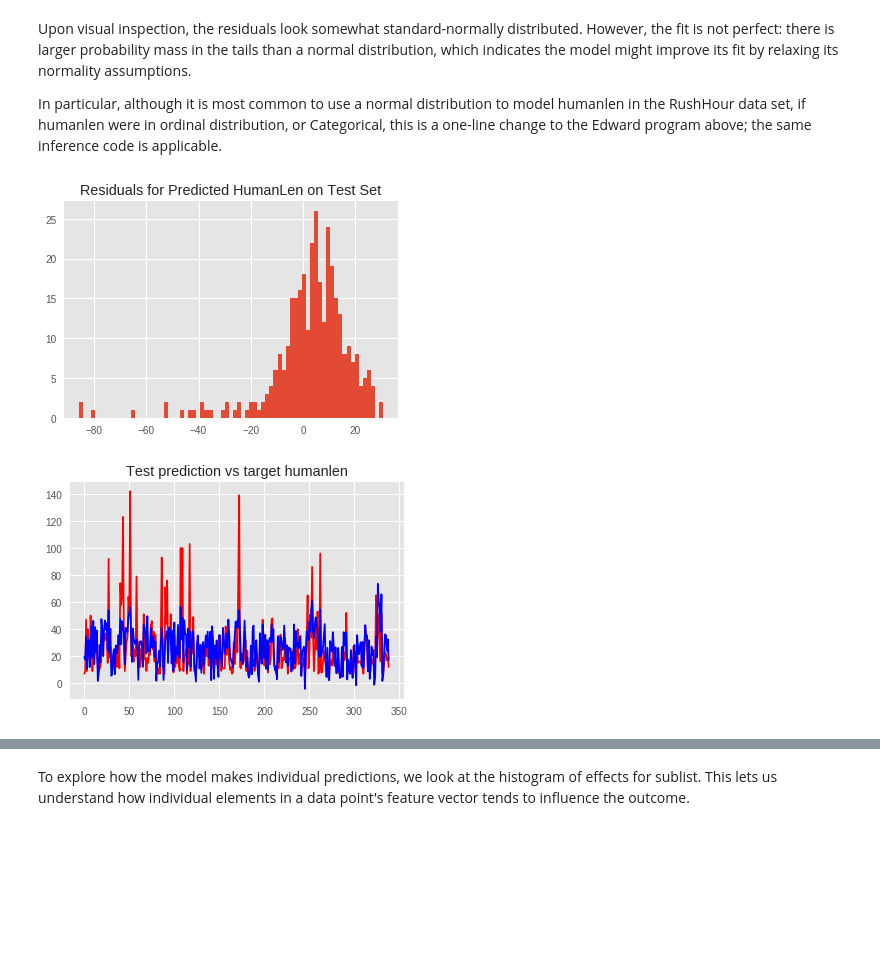
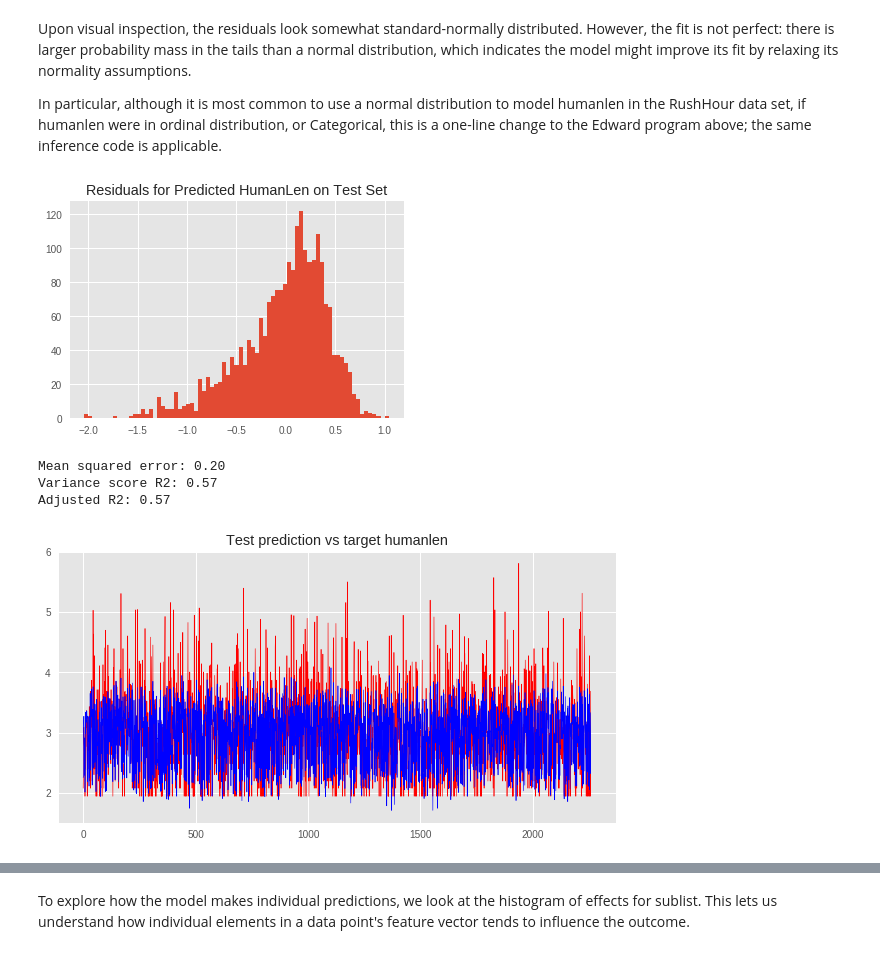
Before and after one commit to sherrybao222/RushHour, a Jupyter notebook: LMM_int.ipynb, the cells around one changed output, grey strips where cells are left out. Drawn from its saved outputs; the diff is of its cells as text; code cells hidden in the pictures; blank space fills up the shorter version.

```diff
--- a/LMM_int.ipynb
+++ b/LMM_int.ipynb
@@ -73,11 +73,13 @@ Check random feature's shape: (2257, 1)
 
 We use the data from RushHour project. It is a data set of RushHour MAG features and human solution length. Each subject trial includes metadata such as `avgDepthSol`, `avgEdgeSol`, and `sublist`, and the response variable of interest is the human solution length.
 # %%
-# load and normalize data
+# concatenate and normalize data
 data = np.concatenate((x1, x2, x3, x4, x5, x6, x7, x8, x9, x10), axis = 1)
-data = sklearn.preprocessing.normalize(data, axis = 0) # 1 across trials, 0 across features
+# data = sklearn.preprocessing.normalize(data, axis = 0) # 1 across trials, 0 across features
+humanlen = np.log(humanlen) # take log
 data = np.concatenate((data, xr, humanlen), axis = 1)
 print("raw data shape:", data.shape)
+
 # adjust data labels
 metadata = {'columns': ['x1', 'x2', 'x3', 'x4', 'x5', 'x6',
                         'x7', 'x8', 'x9', 'x10', 'xr', 'y']}
@@ -96,11 +98,22 @@ data = data.rename(columns = {'x1': 'avgDepthSol', # average depth from red in s
                               'y': 'humanlen'}) # target human len
 # encode sublist into categorical integers
 data['sublist'] = data['sublist'].astype('category').cat.codes
+
 # 85% training data, 15% testing data
-train = data.sample(frac = 0.85)
-test = data.drop(train.index)
+# train = data.sample(frac = 0.85)
+# test = data.drop(train.index)
+
+# or train and test on the whole dataset
+train = data.sample(frac=1.0)
+test = data.sample(frac=1.0)
+print('train and test shape', train.shape, test.shape)
+
 # show 5 training samples
 train.head()
+# save data
+train.to_csv('train.csv')
+test.to_csv('test.csv')
+
 # data for linear regression
 regr_train = []
 regr_test = []
@@ -114,6 +127,5 @@ regr_features_train = regr_train[:, :-1]
 regr_labels_train = regr_train[:, -1]
 regr_features_test = regr_test[:, :-1]
 regr_labels_test = regr_test[:, -1]
-print(regr_labels_test.shape, regr_features_test.shape)
 # %% [output]
 raw data shape: (2257, 12)
@@ -333,8 +345,8 @@ We perform a warm-up stage, which runs one MCMC chain for a number of iterations
 # %%
 init = tf.global_variables_initializer()
 
-num_warmup_iters = 5000
-num_iters = 50000
+num_warmup_iters = 10000
+num_iters = 62000
 num_accepted = 0
 effect_sublist_samples = np.zeros([num_iters, num_sublist])
 # effect_avgDepthSol_samples = np.zeros([num_warmup_iters, 1])
@@ -463,18 +479,30 @@ In particular, although it is most common to use a normal distribution to model
 # %%
 humanlen_pred = sess.run(humanlen_prediction)
 plt.title("Residuals for Predicted HumanLen on Test Set")
-# plt.xlim(-80, 80)
-# plt.ylim(0, 60)
 plt.hist(humanlen_pred - labels_test, 75)
 plt.show()
 # %% [output]
-[figure, old version]
+[figure, new version]
 # %%
+# LMM
+# The mean squared error
+print("Mean squared error: %.2f"
+      % mean_squared_error(labels_test, humanlen_pred))
+# Explained variance score: 1 is perfect prediction
+R2 = r2_score(labels_test, humanlen_pred)
+print('Variance score R2: %.2f' % R2)
+adjR2 = 1 - (1 - R2) * (humanlen_pred.shape[0] - 1) / (humanlen_pred.shape[0] - data.shape[1] - 2)
+print('Adjusted R2: %.2f' % adjR2)
+
 # visualize prediction vs target answer
+plt.figure(figsize=(10, 5))
 plt.title("Test prediction vs target humanlen")
-plt.plot(labels_test, color = 'red')
-plt.plot(humanlen_pred, color = 'blue')
+plt.plot(labels_test, color = 'red', linewidth=0.6)
+plt.plot(humanlen_pred, color = 'blue', linewidth=0.6)
 plt.show()
 # %% [output]
+Mean squared error: 0.20
+Variance score R2: 0.57
+Adjusted R2: 0.57
-[figure, old version]
+[figure, new version]
 # %%
```
Also changed, not shown: parts of 10 cells of this notebook.
